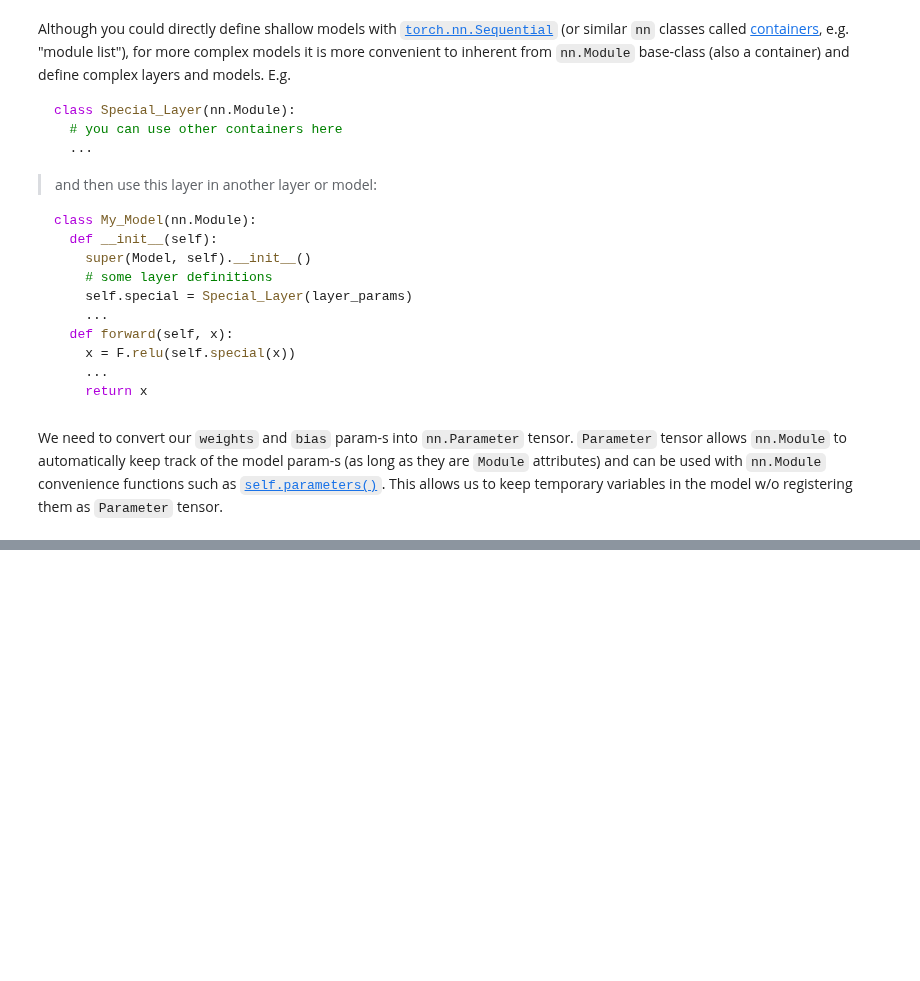
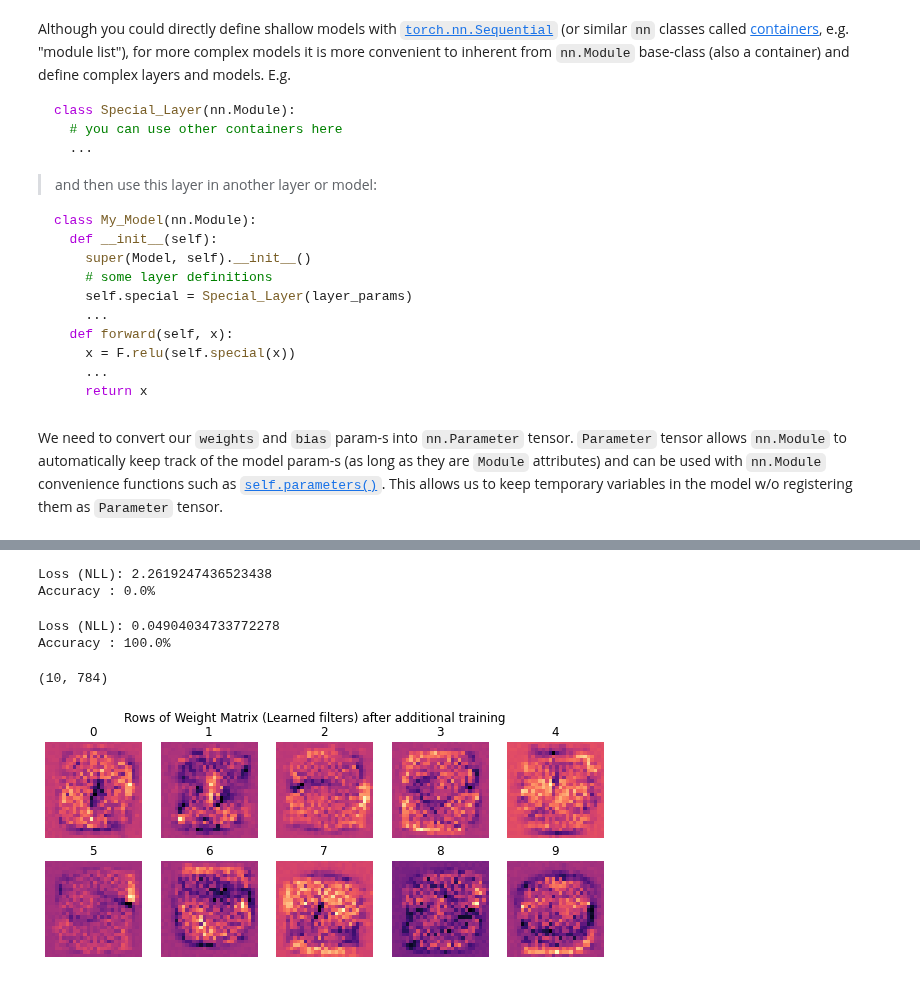
Before and after one commit to mshagirov/lanyon, a Jupyter notebook: _notebooks/ML_journal_club_01.ipynb, the cells around one changed output, grey strips where cells are left out. Cells and saved outputs as stored; diff of their text form; code cells hidden in the pictures; blank space fills up the shorter version.

```diff
--- a/_notebooks/ML_journal_club_01.ipynb
+++ b/_notebooks/ML_journal_club_01.ipynb
@@ -400,0 +464,4 @@ class Mnist_Logistic(nn.Module):
+# %%
+model = Mnist_Logistic().to(device)
+# note that by moving the model we moved its param-s:
+list(model.parameters())
@@ -400,0 +494,52 @@ class Mnist_Logistic(nn.Module):
+# %%
+lr = 0.5
+bs = 64
+epochs = 2
+# %%
+def get_model():
+    model = Mnist_Logistic().to(device)
+    return model, optim.SGD(model.parameters(), lr=lr)
+
+model, opt = get_model()
+print(f'Loss (NLL): {loss_func(model(xb), yb)}\n'+
+      f'Accuracy : {accuracy(model(xb), yb)*100}%')
+# %% [output]
+Loss (NLL): 2.2619247436523438
+Accuracy : 0.0%
+# %%
+for epoch in range(epochs):
+    for i in range((n - 1) // bs + 1):
+        start_i = i * bs
+        end_i = start_i + bs
+        xb = x_train[start_i:end_i].to(device)
+        yb = y_train[start_i:end_i].to(device)
+        pred = model(xb)
+        loss = loss_func(pred, yb)
+
+        loss.backward()
+        opt.step()
+        opt.zero_grad()
+
+print(f'Loss (NLL): {loss_func(model(xb), yb)}\n'+
+      f'Accuracy : {accuracy(model(xb), yb)*100}%')
+# %% [output]
+Loss (NLL): 0.04904034733772278
+Accuracy : 100.0%
+# %%
+W_trained = list(model.parameters())[0].detach().cpu().numpy()
+# %%
+W_trained.shape
+# %% [output]
+(10, 784)
+# %%
+_, axs = plt.subplots(ncols=5,nrows=2,figsize=[10,4])
+
+for k,ax in enumerate(axs.ravel()):
+  Wrow= W_trained[k,:].reshape(28,28)
+  ax.imshow(Wrow,cmap='magma')
+  ax.set_title(f'{k}')
+  ax.axis(False)
+plt.suptitle('Rows of Weight Matrix (Learned filters) after additional training');
+plt.show()
+# %% [output]
+[figure, added]
```
Also changed, not shown: parts of 15 cells of this notebook.
